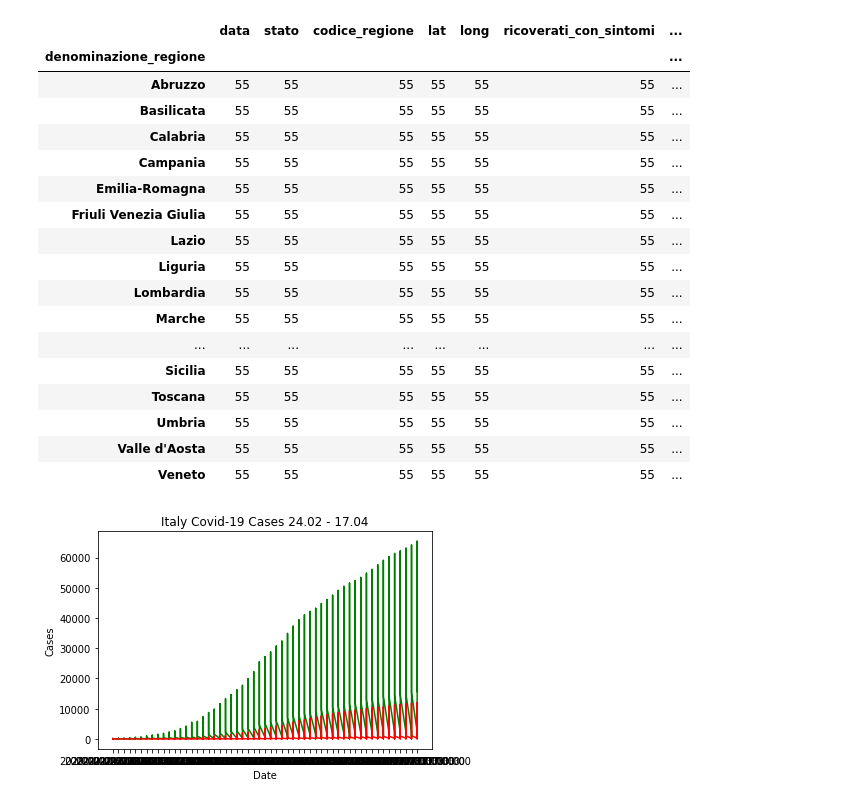
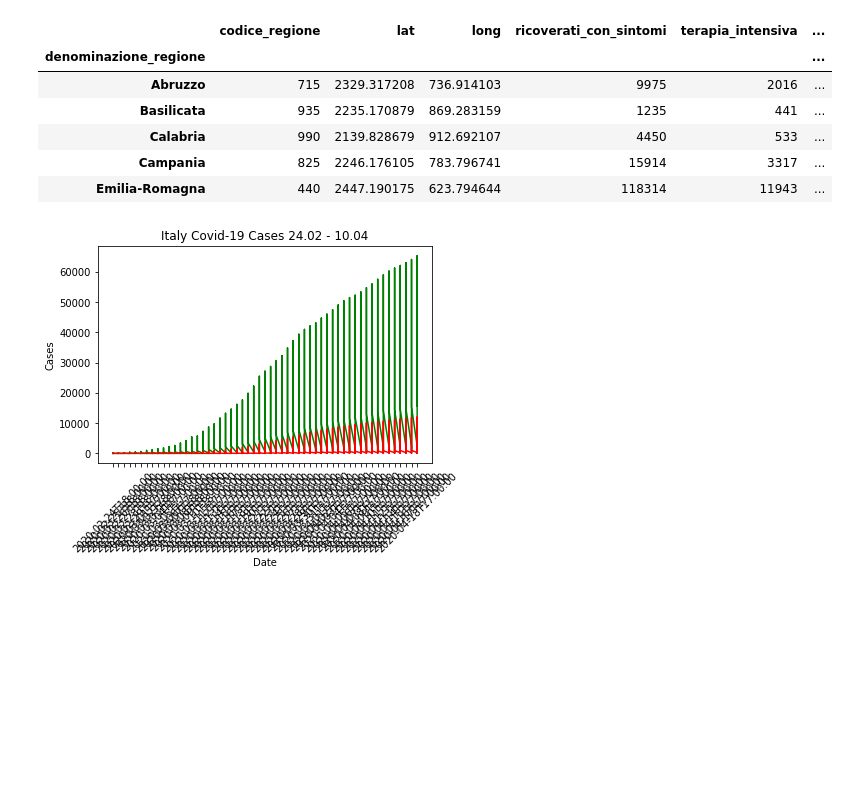
Before and after one commit to lutharsanen/covid19_twitter_analysis, a Jupyter notebook: Data/covid-data/NY_Italy_Cases.ipynb, the cells around one changed output. Cells and saved outputs as stored; diff of their text form; code cells hidden in the pictures; blank space fills up the shorter version.

```diff
--- a/Data/covid-data/NY_Italy_Cases.ipynb
+++ b/Data/covid-data/NY_Italy_Cases.ipynb
@@ -3,8 +3,12 @@ import os
 import pandas as pd
 import matplotlib.pyplot as plt
 
-#USA data from https://github.com/nytimes/covid-19-data
-df = pd.read_csv('us-counties.csv', sep=',')
+#USA data saved from https://github.com/nytimes/covid-19-data
+df = pd.read_csv('us-counties.csv', sep=',', index_col='date')
 
-#italy data from https://github.com/pcm-dpc/COVID-19/tree/master/dati-regioni
-df_ita = pd.read_csv('dpc-covid19-ita-regioni.csv', sep=',')
+#italy data saved from https://github.com/pcm-dpc/COVID-19/tree/master/dati-regioni
+df_ita = pd.read_csv('dpc-covid19-ita-regioni.csv', sep=',', index_col='data')
+
+
+display(df.groupby('state').sum().head())
+display(df_ny.groupby('county').sum().head())
@@ -68,0 +30,12 @@ df_nyc.head()
+# %%
+#ny
+df_ny = df[df['state'].str.contains("New York")]
+df_ny = df_ny.loc[:'2020-04-10']
+
+#nyc
+df_nyc = df[df['county'].str.contains("New York City")]
+df_nyc = df_nyc.loc[:'2020-04-10']
+df_nyc.head()
+
+#italy (different treatment of the date due to the data structure)
+df_ita = df_ita.loc[:'2020-04-11']
@@ -83,33 +63,23 @@ plt.show()
 # %%
 ## italy starting 20-02-24
 df_ita.head(15)
-df_ita.groupby('denominazione_regione').count()
+df_ita.groupby('denominazione_regione').sum().head()
 # %% [output]
-|  | data | stato | codice_regione | lat | long | ricoverati_con_sintomi | ... |
-| denominazione_regione |  |  |  |  |  |  | ... |
-| Abruzzo | 55 | 55 | 55 | 55 | 55 | 55 | ... |
-| Basilicata | 55 | 55 | 55 | 55 | 55 | 55 | ... |
-| Calabria | 55 | 55 | 55 | 55 | 55 | 55 | ... |
-| Campania | 55 | 55 | 55 | 55 | 55 | 55 | ... |
-| Emilia-Romagna | 55 | 55 | 55 | 55 | 55 | 55 | ... |
-| Friuli Venezia Giulia | 55 | 55 | 55 | 55 | 55 | 55 | ... |
-| Lazio | 55 | 55 | 55 | 55 | 55 | 55 | ... |
-| Liguria | 55 | 55 | 55 | 55 | 55 | 55 | ... |
-| Lombardia | 55 | 55 | 55 | 55 | 55 | 55 | ... |
-| Marche | 55 | 55 | 55 | 55 | 55 | 55 | ... |
-| ... | ... | ... | ... | ... | ... | ... | ... |
-| Sicilia | 55 | 55 | 55 | 55 | 55 | 55 | ... |
-| Toscana | 55 | 55 | 55 | 55 | 55 | 55 | ... |
-| Umbria | 55 | 55 | 55 | 55 | 55 | 55 | ... |
-| Valle d'Aosta | 55 | 55 | 55 | 55 | 55 | 55 | ... |
-| Veneto | 55 | 55 | 55 | 55 | 55 | 55 | ... |
+|  | codice_regione | lat | long | ricoverati_con_sintomi | terapia_intensiva | ... |
+| denominazione_regione |  |  |  |  |  | ... |
+| Abruzzo | 715 | 2329.317208 | 736.914103 | 9975 | 2016 | ... |
+| Basilicata | 935 | 2235.170879 | 869.283159 | 1235 | 441 | ... |
+| Calabria | 990 | 2139.828679 | 912.692107 | 4450 | 533 | ... |
+| Campania | 825 | 2246.176105 | 783.796741 | 15914 | 3317 | ... |
+| Emilia-Romagna | 440 | 2447.190175 | 623.794644 | 118314 | 11943 | ... |
 # %%
-plt.plot(df_ita.data, df_ita.totale_casi, color='g')
-plt.plot(df_ita.data, df_ita.deceduti, color='r')
+plt.plot(df_ita.index, df_ita.totale_casi, color='g')
+plt.plot(df_ita.index, df_ita.deceduti, color='r')
 
 plt.xlabel('Date')
 plt.ylabel('Cases')
-plt.title('Italy Covid-19 Cases 24.02 - 17.04')
+plt.title('Italy Covid-19 Cases 24.02 - 10.04')
+plt.xticks(rotation=45)
 plt.show()
 # %% [output]
-[figure, old version]
+[figure, new version]
```
Also changed, not shown: parts of 7 cells of this notebook.
